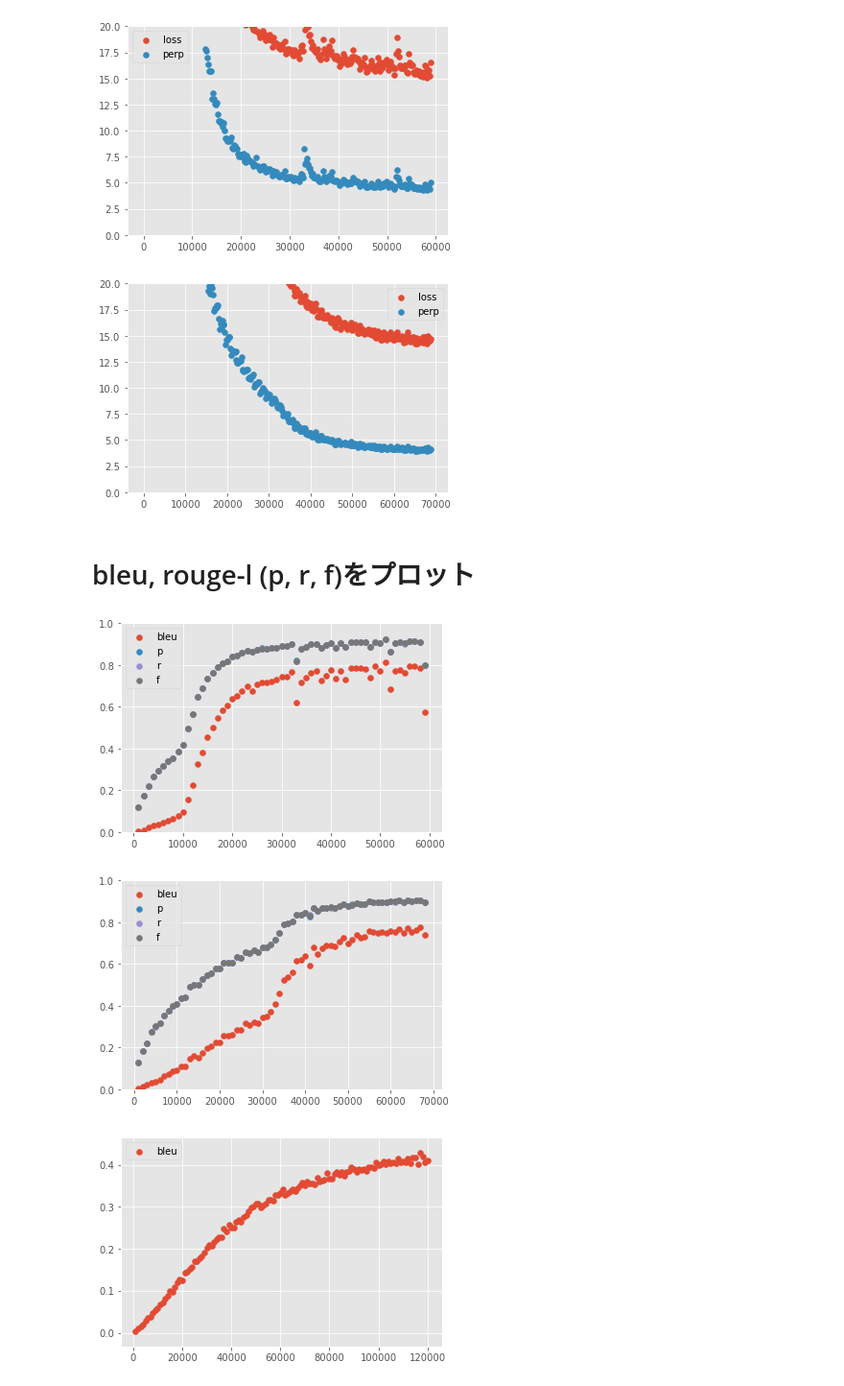
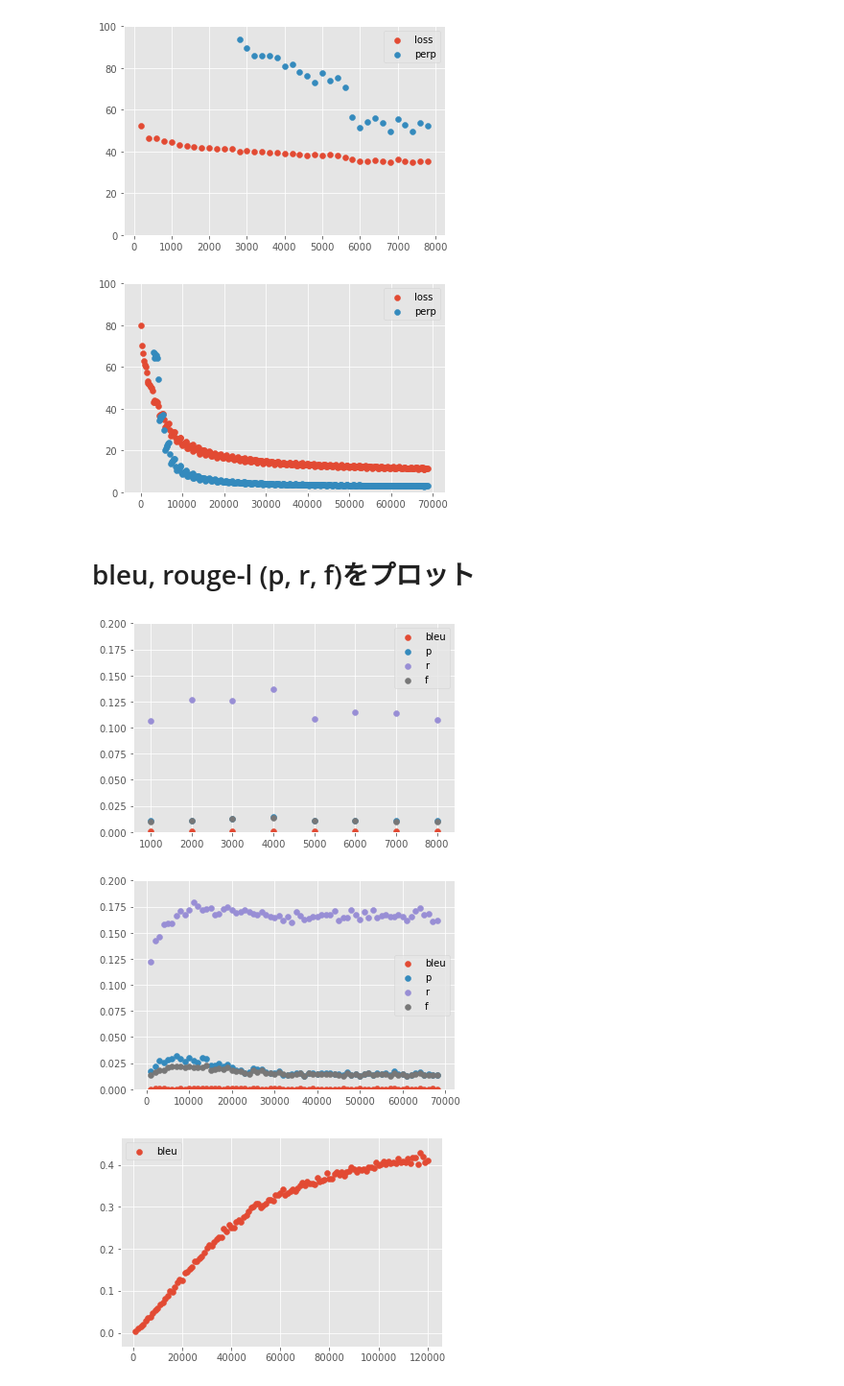
Before and after one commit to eggplant60/seq2seq_arXiv, a Jupyter notebook: Plot_graph.ipynb, the cells around one changed output. Shown: that part at 96% size. Saved outputs shown, nothing was run; the diff lists cells and outputs as text; code cells hidden in the pictures.

```diff
--- a/Plot_graph.ipynb
+++ b/Plot_graph.ipynb
@@ -3,36 +10,36 @@
 # %%
 %matplotlib inline
 
 #coding: utf-8
 import matplotlib.pyplot as plt
 import numpy as np
 import os
 import json
 plt.style.use('ggplot')
 
 # グラフ
 def plot_loss_perp(result_dir = 'result/'):
     f = open(os.path.join(result_dir, 'log'), 'r')
     log = json.load(f)
 
     iter = [d["iteration"] for d in log]
     epoch = [d["epoch"] for d in log]
     loss = [d["main/loss"] for d in log]
     perp = [d["main/perp"] for d in log]
 
     plt.scatter(iter, loss, label="loss")
     plt.scatter(iter, perp, label="perp")
     plt.legend()
-    plt.ylim([0, 20])
+    plt.ylim([0, 100])
     plt.show()
 
 plot_loss_perp()
 #plot_loss_perp(result_dir = 'result_ae_0121/')
-#plot_loss_perp(result_dir = 'result_ae_0122/')
-plot_loss_perp(result_dir = 'result_ae_0122_2/')
+#plot_loss_perp(result_dir = 'result_ae_0123/')
+plot_loss_perp(result_dir = 'result_vae_0127_2/')
 # %% [output]
-[figure, old version]
+[figure, new version]
-[figure, old version]
+[figure, new version]
 # %% [markdown]
 # bleu, rouge-l (p, r, f)をプロット
 # %%
@@ -58,14 +65,15 @@ def plot_bleu(result_dir = 'result/'):
     plt.scatter(iter, r, label="r")
     plt.scatter(iter, f, label="f")
     plt.legend()
-    plt.ylim([0.0, 1.0])
+    plt.ylim([0.0, 0.2])
     plt.show()
 
 plot_bleu()
-plot_bleu(result_dir = 'result_ae_0122_2')
+#plot_bleu(result_dir = 'result_ae_0123')
+plot_bleu(result_dir = 'result_vae_0127_2/')
 # %% [output]
-[figure, old version]
+[figure, new version]
-[figure, old version]
+[figure, new version]
 # %%
 def plot_bleu_old(result_dir = 'result/'):
     f = open(os.path.join(result_dir, 'log'), 'r')
```
Also changed, not shown: parts of 2 cells of this notebook, 6 other files.
